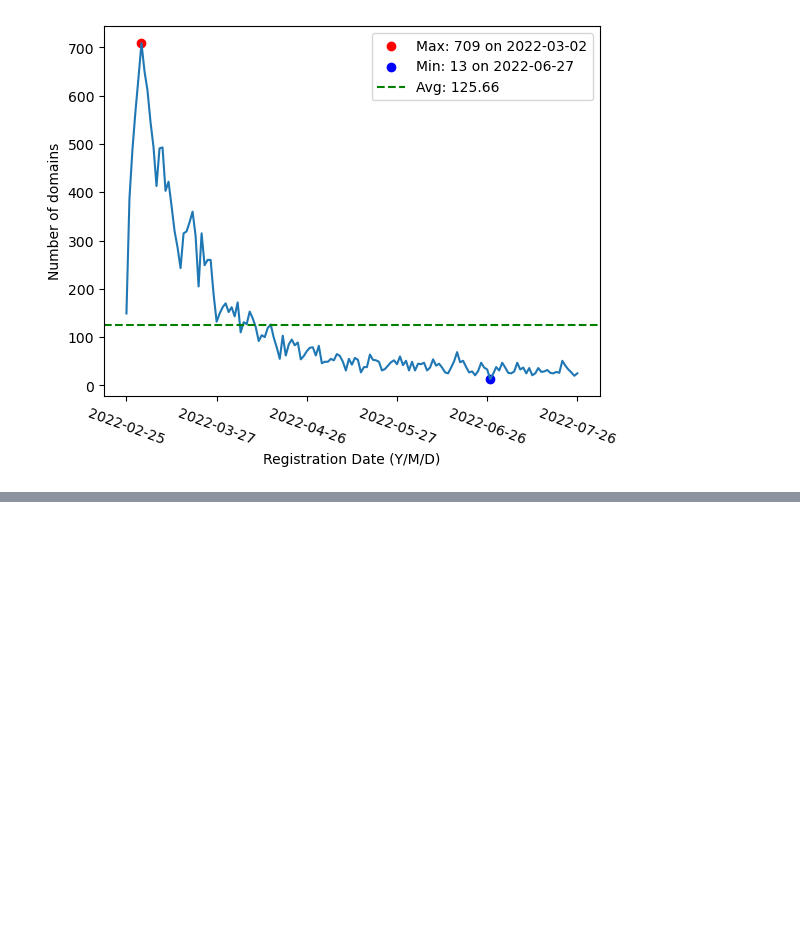
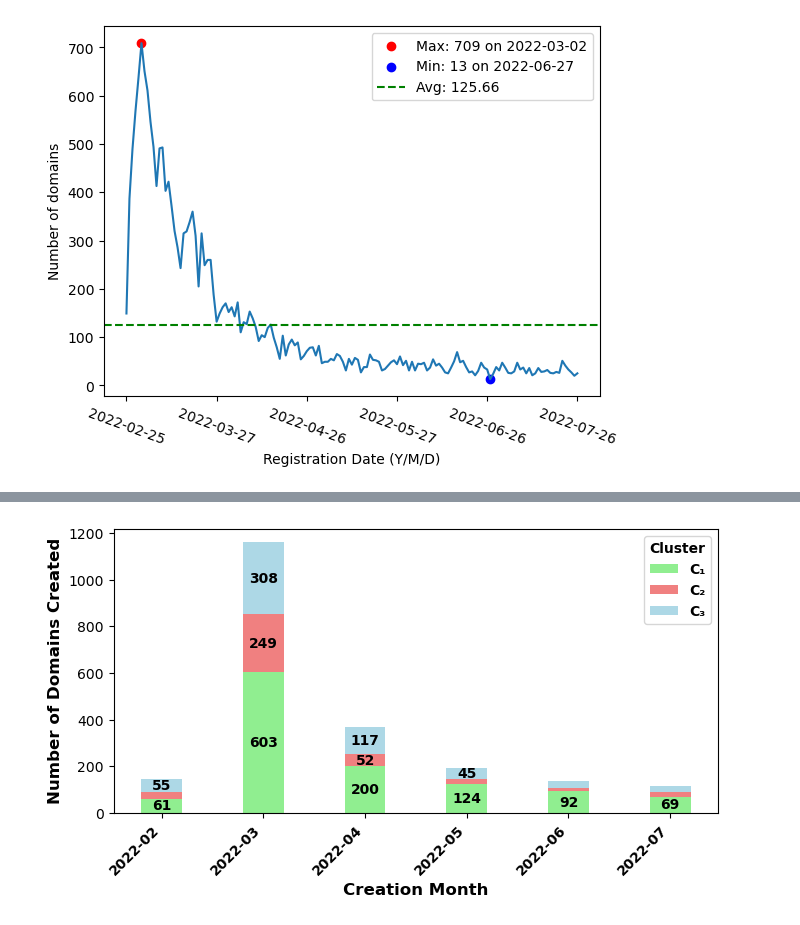
Before and after one commit to MarazMia/Theme-Threat-Research-101, a Jupyter notebook: Russia-Ukraine-War-Theme/Code/domain_data_visualization.ipynb, the cells around one changed output, grey strips where cells are left out. Saved outputs shown, nothing was run; the diff lists cells and outputs as text; code cells hidden in the pictures; blank space fills up the shorter version.

```diff
--- a/Russia-Ukraine-War-Theme/Code/domain_data_visualization.ipynb
+++ b/Russia-Ukraine-War-Theme/Code/domain_data_visualization.ipynb
@@ -67,0 +204,75 @@ plt.show()
+# %%
+import pandas as pd
+import matplotlib.pyplot as plt
+import matplotlib.dates as mdates
+
+def plot_domain_creation_monthly_stacked_bar_with_counts(df):
+    """
+    Plots a stacked bar chart of domain creation counts by month, grouped by cluster label,
+    with adjusted bar width, spacing, plot height, bold text, and conditional text display.
+
+    Args:
+        df (pd.DataFrame): DataFrame with 'Domain Name', 'Domain Creation Date', and 'Majority Voting Label' columns.
+    """
+    # Ensure 'Domain Creation Date' is in datetime format
+    df['Domain Creation Date'] = pd.to_datetime(df['Domain Creation Date'])
+
+    # Extract month from 'Domain Creation Date'
+    df['Creation Month'] = df['Domain Creation Date'].dt.to_period('M')
+
+    # Group by month and label, then count domains
+    monthly_counts = df.groupby(['Creation Month', 'Majority Voting Label']).size().unstack(fill_value=0)
+
+    # Sort the index (months)
+    monthly_counts = monthly_counts.sort_index()
+
+    # Define colors for the bars
+    colors = ['lightgreen', 'lightcoral', 'lightblue']
+    labels = ['C₁', 'C₂', 'C₃']  # Corresponding labels for the legend
+
+    # Set the width of the bars
+    bar_width = 0.4  # Default is 0.8; try a smaller value
+
+    # Calculate the positions for the bars
+    num_months = len(monthly_counts.index)
+    x = range(num_months)
+
+    # Plot the stacked bar chart
+    fig, ax = plt.subplots(figsize=(7, 4))  # Reduced y-dimension (height)
+
+    bottom = [0] * num_months
+    for label_idx, label_col in enumerate(monthly_counts.columns):
+        counts = monthly_counts[label_col].values
+        bars = ax.bar(x, counts, bar_width, bottom=bottom, color=colors[label_idx], label=labels[label_idx])
+        bottom = [b + c for b, c in zip(bottom, counts)]
+        for rect in bars:
+            height = rect.get_height()
+            if height > 30:  # Only add text if height is above this threshold
+                y_pos = rect.get_y() + height / 2
+                ax.text(rect.get_x() + rect.get_width() / 2, y_pos, f'{int(height)}',
+                        ha='center', va='center', color='black', fontsize=10, fontweight='bold')
+
+    # Format x-axis (months)
+    ax.set_xlabel('Creation Month', fontweight='bold', fontsize=12)
+    ax.set_ylabel('Number of Domains Created', fontweight='bold', fontsize=12)
+    # ax.set_title('Stacked Bar Chart of Monthly Domain Creation Counts by Cluster Label')
+
+    # Set x-axis tick positions and labels
+    ax.set_xticks(x)
+    ax.set_xticklabels([month.strftime('%Y-%m') for month in monthly_counts.index], rotation=45, ha='right', fontweight='bold', fontsize=10)
+
+    # Add a legend with bold text
+    legend = ax.legend(title='Cluster', fontsize=10)
+    if legend:
+        for text in legend.get_texts():
+            text.set_fontweight('bold')
+        if legend.get_title():
+            legend.get_title().set_fontweight('bold')
+
+    plt.tight_layout()
+    plt.show()
+
+# Assuming you have your DataFrame named 'df'
+plot_domain_creation_monthly_stacked_bar_with_counts(df)
+# %% [output]
+[figure, added]
```
Also changed, not shown: parts of 9 cells of this notebook.
